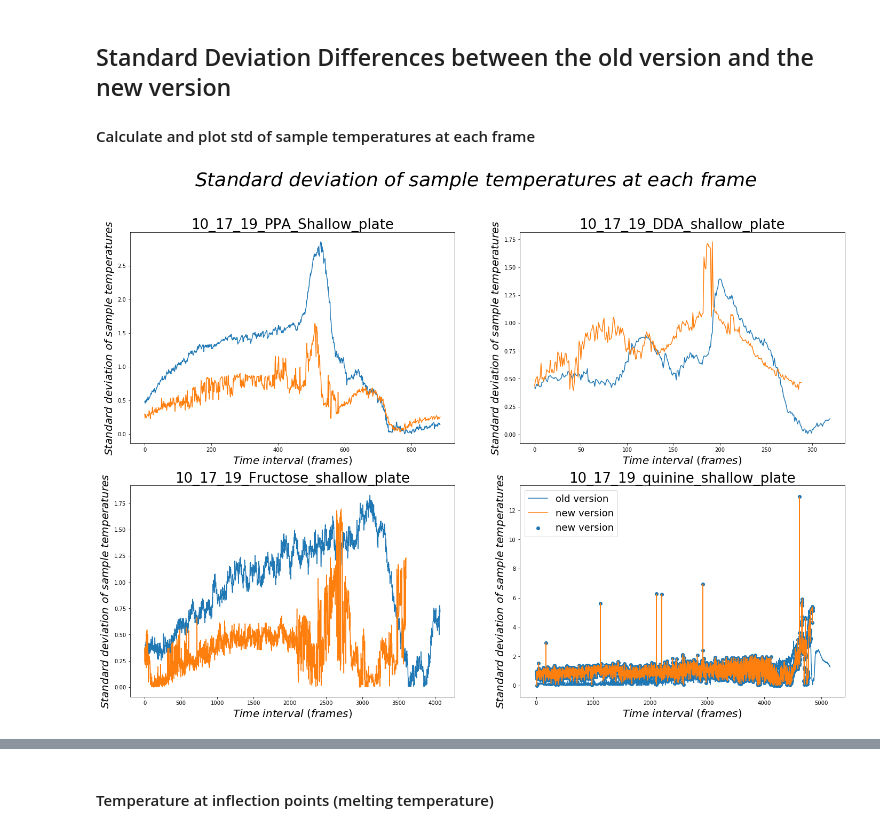
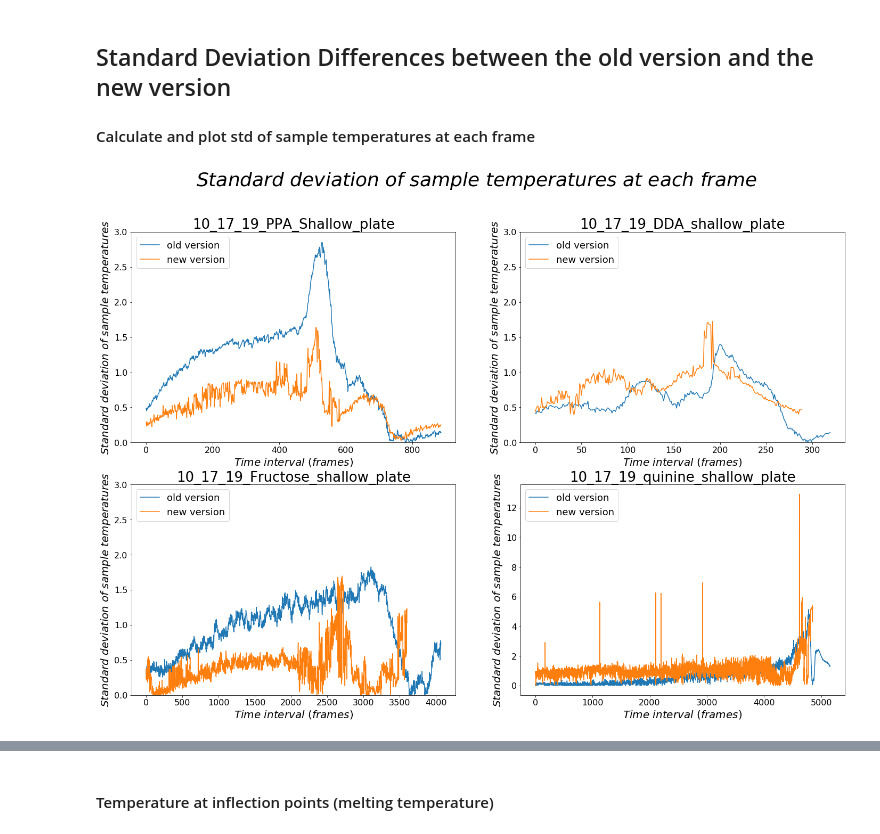
Before and after one commit to ng-git/musical-robot-ver2, a Jupyter notebook: Comparison.ipynb, the cells around one changed output, grey strips where cells are left out. Drawn from its saved outputs; the diff is of its cells as text; code cells hidden in the pictures.

Commit message:
finish all plots

```diff
--- a/Comparison.ipynb
+++ b/Comparison.ipynb
@@ -65,33 +80,46 @@ for k in range(len(s_temp_new_group)):
             mean_square_new = np.mean(np.abs(s_temp_new_group[k][x][i] - mean_new)**2)
         std_new_group[k].append(np.sqrt(mean_square_new))
 sample_temp = plt.figure(figsize=(24,16))
 sample_temp.suptitle("$Standard$ $deviation$ $of$ $sample$ $temperatures$ $at$ $each$ $frame$", fontsize=36)
 ax1 = sample_temp.add_subplot(221)
 ax1.plot(range(len(s_temp_old_group[0][0])), std_old_group[0], label='old version')
 ax1.plot(range(len(s_temp_new_group[0][0])), std_new_group[0], label='new version')
 ax1.set_title("10_17_19_PPA_Shallow_plate", fontsize=26)
 ax1.set_xlabel("$Time$ $interval$ $(frames)$", fontsize=20)
 ax1.set_ylabel("$Standard$ $deviation$ $of$ $sample$ $temperatures$", fontsize=20)
+ax1.legend(fontsize=18, loc=2)
+ax1.set_ylim(0,3)
+ax1.xaxis.set_tick_params(labelsize=16)
+ax1.yaxis.set_tick_params(labelsize=16)
 ax2 = sample_temp.add_subplot(222)
 ax2.plot(range(len(s_temp_old_group[1][0])), std_old_group[1], label='old version')
 ax2.plot(range(len(s_temp_new_group[1][0])), std_new_group[1], label='new version')
 ax2.set_title("10_17_19_DDA_shallow_plate", fontsize=26)
 ax2.set_xlabel("$Time$ $interval$ $(frames)$", fontsize=20)
 ax2.set_ylabel("$Standard$ $deviation$ $of$ $sample$ $temperatures$", fontsize=20)
+ax2.legend(fontsize=18, loc=2)
+ax2.set_ylim(0,3)
+ax2.xaxis.set_tick_params(labelsize=16)
+ax2.yaxis.set_tick_params(labelsize=16)
 ax3 = sample_temp.add_subplot(223)
 ax3.plot(range(len(s_temp_old_group[2][0])), std_old_group[2], label='old version')
 ax3.plot(range(len(s_temp_new_group[2][0])), std_new_group[2], label='new version')
 ax3.set_title("10_17_19_Fructose_shallow_plate", fontsize=26)
 ax3.set_xlabel("$Time$ $interval$ $(frames)$", fontsize=20)
 ax3.set_ylabel("$Standard$ $deviation$ $of$ $sample$ $temperatures$", fontsize=20)
+ax3.legend(fontsize=18, loc=2)
+ax3.set_ylim(0,3)
+ax3.xaxis.set_tick_params(labelsize=16)
+ax3.yaxis.set_tick_params(labelsize=16)
 ax4 = sample_temp.add_subplot(224)
 ax4.plot(range(len(s_temp_old_group[3][0])), std_old_group[3], label='old version')
 ax4.plot(range(len(s_temp_new_group[3][0])), std_new_group[3], label='new version')
-ax4.scatter(range(len(s_temp_new_group[3][0])), std_new_group[3], label='new version')
 ax4.set_title("10_17_19_quinine_shallow_plate", fontsize=26)
 ax4.set_xlabel("$Time$ $interval$ $(frames)$", fontsize=20)
 ax4.set_ylabel("$Standard$ $deviation$ $of$ $sample$ $temperatures$", fontsize=20)
-plt.legend(fontsize=18)
+ax4.legend(fontsize=18, loc=2)
+ax4.xaxis.set_tick_params(labelsize=16)
+ax4.yaxis.set_tick_params(labelsize=16)
 plt.show()
 # %% [output]
-[figure, old version]
+[figure, new version]
```
Also changed, not shown: parts of 7 cells of this notebook.
